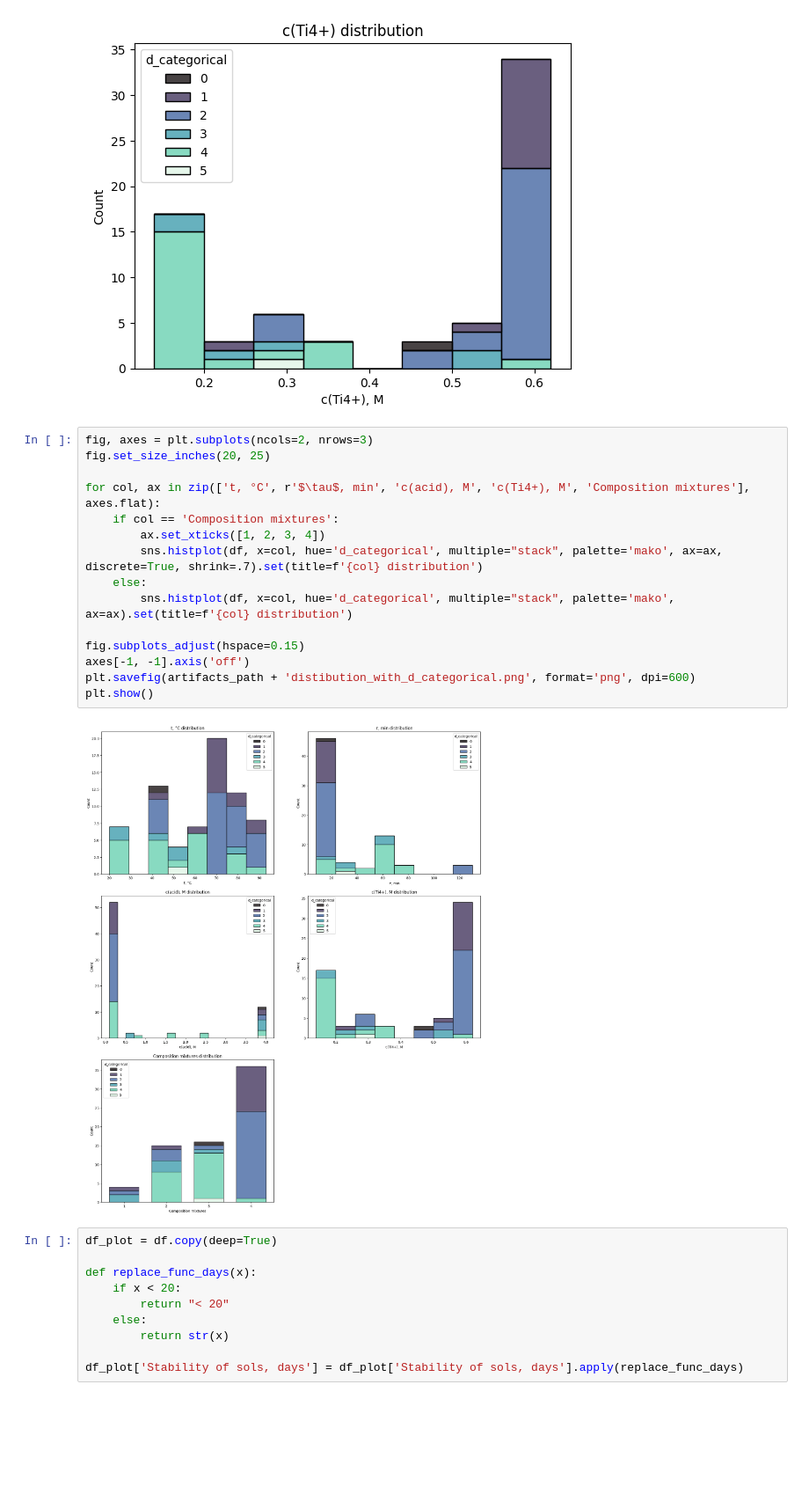
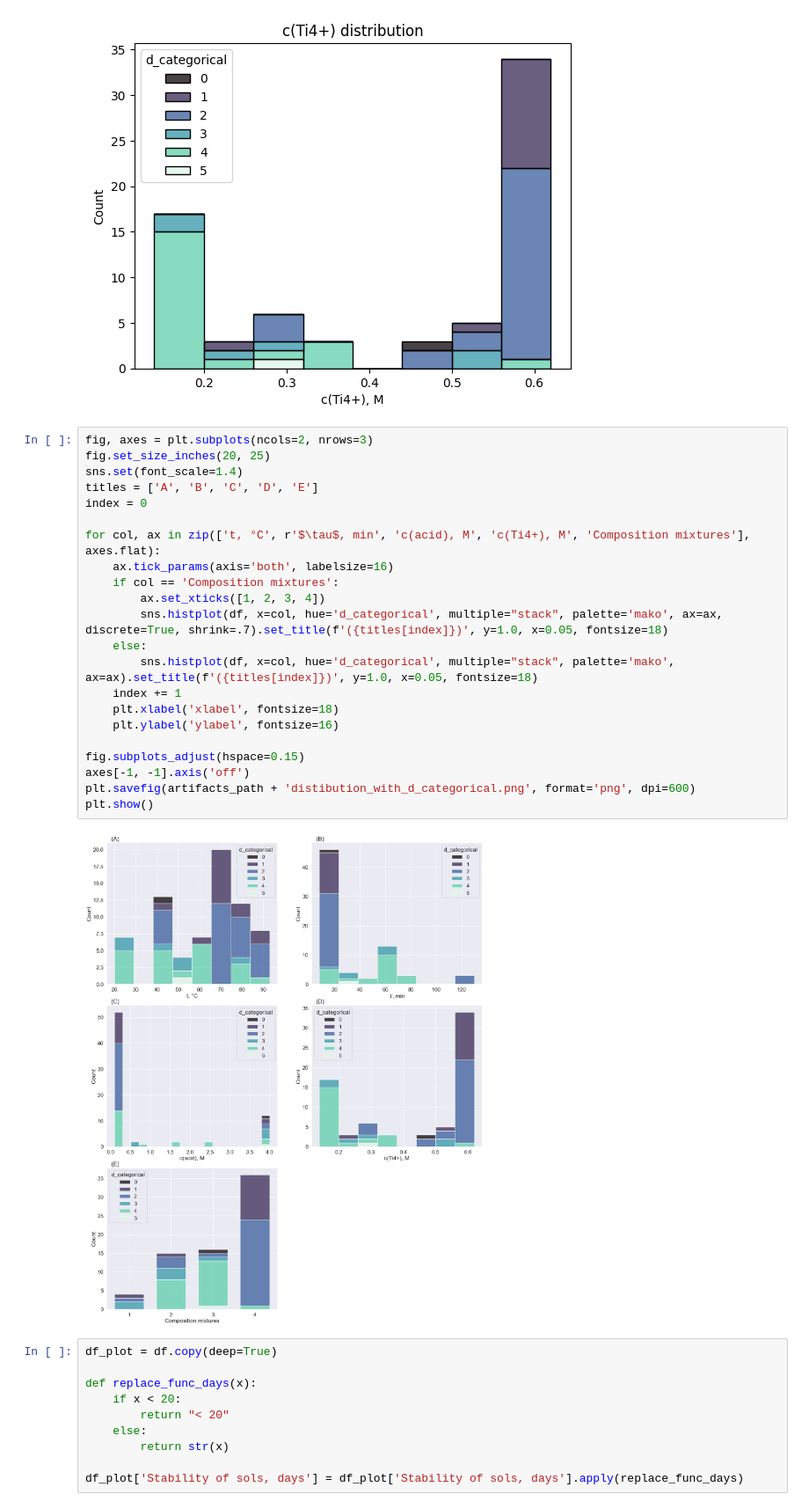
Before and after one commit to Kumokage/ChemML, a Jupyter notebook: notebooks/titane_sole/titane_sole-first_exp.ipynb, the cells around one changed output. Shown at 88% size. Drawn from its saved outputs; the diff is of its cells as text; blank space fills up the shorter version.

Commit message:
Recreate sole images for paper

```diff
--- a/notebooks/titane_sole/titane_sole-first_exp.ipynb
+++ b/notebooks/titane_sole/titane_sole-first_exp.ipynb
@@ -508,20 +500,27 @@ plt.show()
 # %%
 fig, axes = plt.subplots(ncols=2, nrows=3)
 fig.set_size_inches(20, 25)
+sns.set(font_scale=1.4)
+titles = ['A', 'B', 'C', 'D', 'E']
+index = 0
 
 for col, ax in zip(['t, °С', r'$\tau$, min', 'с(acid), M', 'с(Ti4+), M', 'Composition mixtures'], axes.flat):
+    ax.tick_params(axis='both', labelsize=16)
     if col == 'Composition mixtures':
         ax.set_xticks([1, 2, 3, 4])
-        sns.histplot(df, x=col, hue='d_categorical', multiple="stack", palette='mako', ax=ax, discrete=True, shrink=.7).set(title=f'{col} distribution')
+        sns.histplot(df, x=col, hue='d_categorical', multiple="stack", palette='mako', ax=ax, discrete=True, shrink=.7).set_title(f'({titles[index]})', y=1.0, x=0.05, fontsize=18)
     else:
-        sns.histplot(df, x=col, hue='d_categorical', multiple="stack", palette='mako', ax=ax).set(title=f'{col} distribution')
+        sns.histplot(df, x=col, hue='d_categorical', multiple="stack", palette='mako', ax=ax).set_title(f'({titles[index]})', y=1.0, x=0.05, fontsize=18)
+    index += 1
+    plt.xlabel('xlabel', fontsize=18)
+    plt.ylabel('ylabel', fontsize=16)
 
 fig.subplots_adjust(hspace=0.15)
 axes[-1, -1].axis('off')
 plt.savefig(artifacts_path + 'distibution_with_d_categorical.png', format='png', dpi=600)
 plt.show()
 # %% [output]
-[figure, old version]
+[figure, new version]
 # %%
 df_plot = df.copy(deep=True)
 
```
Also changed, not shown: parts of 1 cell of this notebook, 14 other files.
